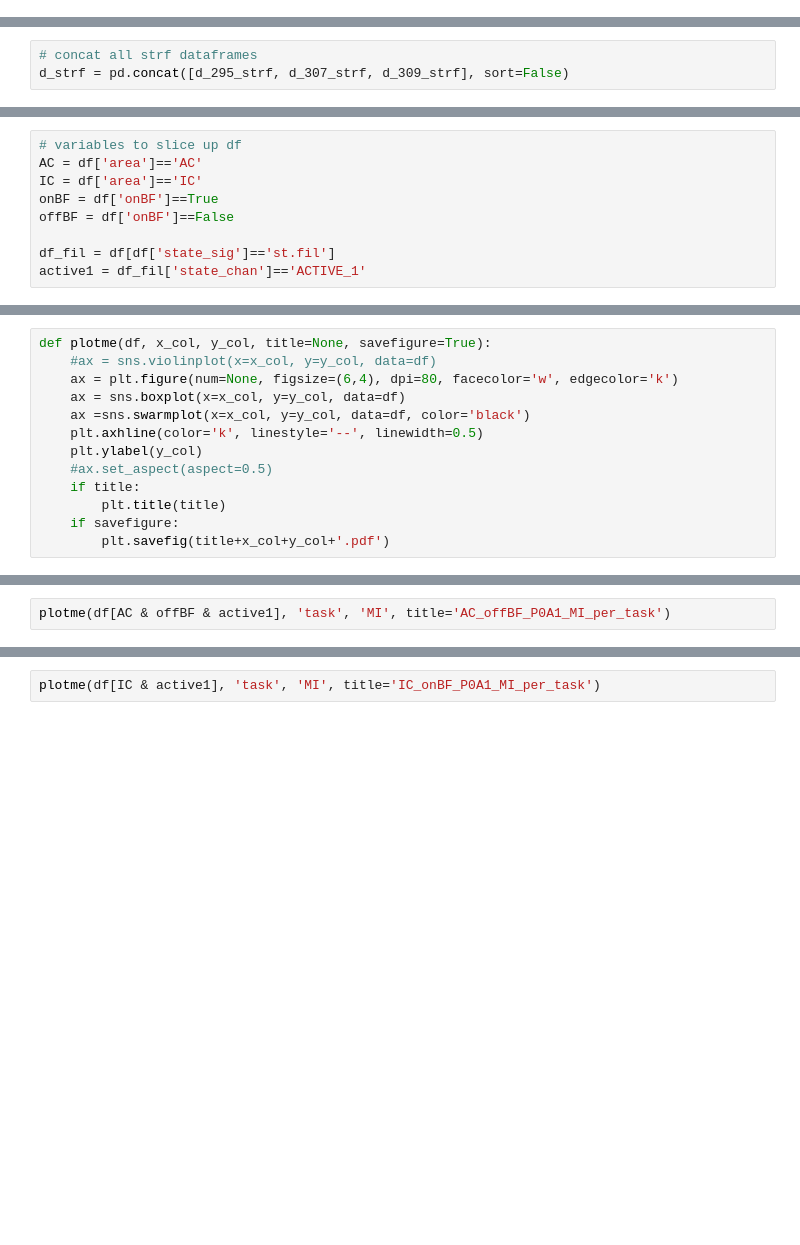
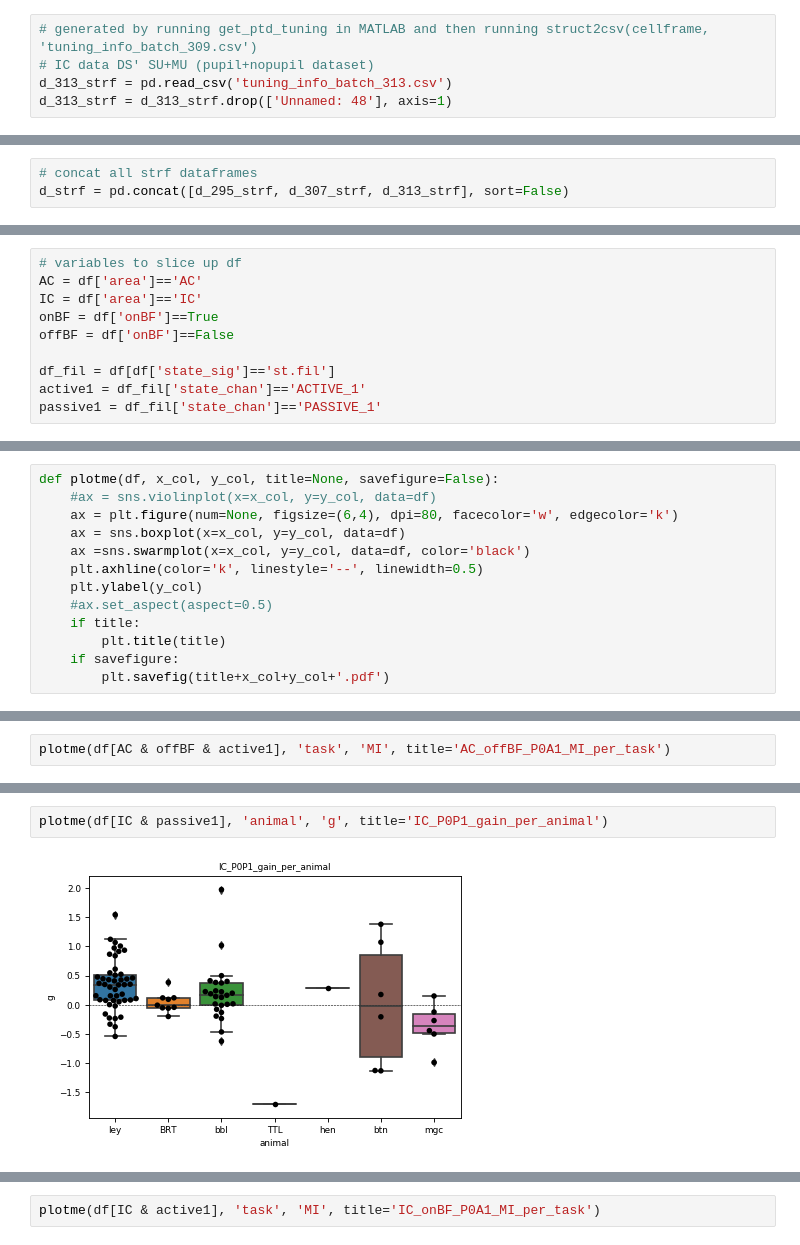
Before and after one commit to nadoss/nems_db, a Jupyter notebook: nems_lbhb/notebooks/ACIC_comparisons/ACIC_comp_DS_SVD_SJS_new.ipynb, the cells around one changed output, grey strips where cells are left out. Cells and saved outputs as stored; diff of their text form; blank space fills up the shorter version.

```diff
--- a/nems_lbhb/notebooks/ACIC_comparisons/ACIC_comp_DS_SVD_SJS_new.ipynb
+++ b/nems_lbhb/notebooks/ACIC_comparisons/ACIC_comp_DS_SVD_SJS_new.ipynb
@@ -139,0 +240,5 @@ d_309_strf.head()
+# %%
+# generated by running get_ptd_tuning in MATLAB and then running struct2csv(cellframe, 'tuning_info_batch_309.csv')
+# IC data DS' SU+MU (pupil+nopupil dataset)
+d_313_strf = pd.read_csv('tuning_info_batch_313.csv')
+d_313_strf = d_313_strf.drop(['Unnamed: 48'], axis=1)
@@ -140,5 +254,5 @@ d_309_strf.head()
 # %%
 # concat all strf dataframes
-d_strf = pd.concat([d_295_strf, d_307_strf, d_309_strf], sort=False)
+d_strf = pd.concat([d_295_strf, d_307_strf, d_313_strf], sort=False)
 # %%
 d_strf.head()
@@ -173,5 +319,6 @@ offBF = df['onBF']==False
 
 df_fil = df[df['state_sig']=='st.fil']
 active1 = df_fil['state_chan']=='ACTIVE_1'
+passive1 = df_fil['state_chan']=='PASSIVE_1'
 # %%
 df.head()
@@ -178,5 +333,5 @@ df.head()
 # %%
-def plotme(df, x_col, y_col, title=None, savefigure=True):
+def plotme(df, x_col, y_col, title=None, savefigure=False):
     #ax = sns.violinplot(x=x_col, y=y_col, data=df)
     ax = plt.figure(num=None, figsize=(6,4), dpi=80, facecolor='w', edgecolor='k')
     ax = sns.boxplot(x=x_col, y=y_col, data=df)
@@ -211 +368,5 @@ plotme(df[IC & active1], 'animal', 'g', title='IC_P0A1_gain_per_animal')
+# %%
+plotme(df[IC & passive1], 'animal', 'g', title='IC_P0P1_gain_per_animal')
+# %% [output]
+[figure, added]
 # %%
```
Also changed, not shown: parts of 25 cells of this notebook, 3 other files.
